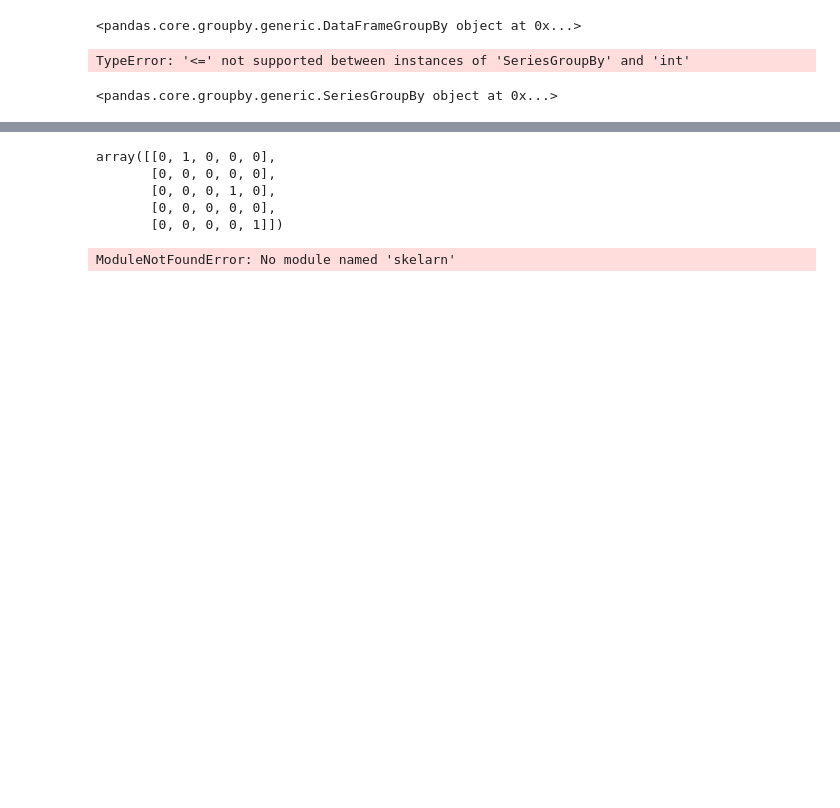
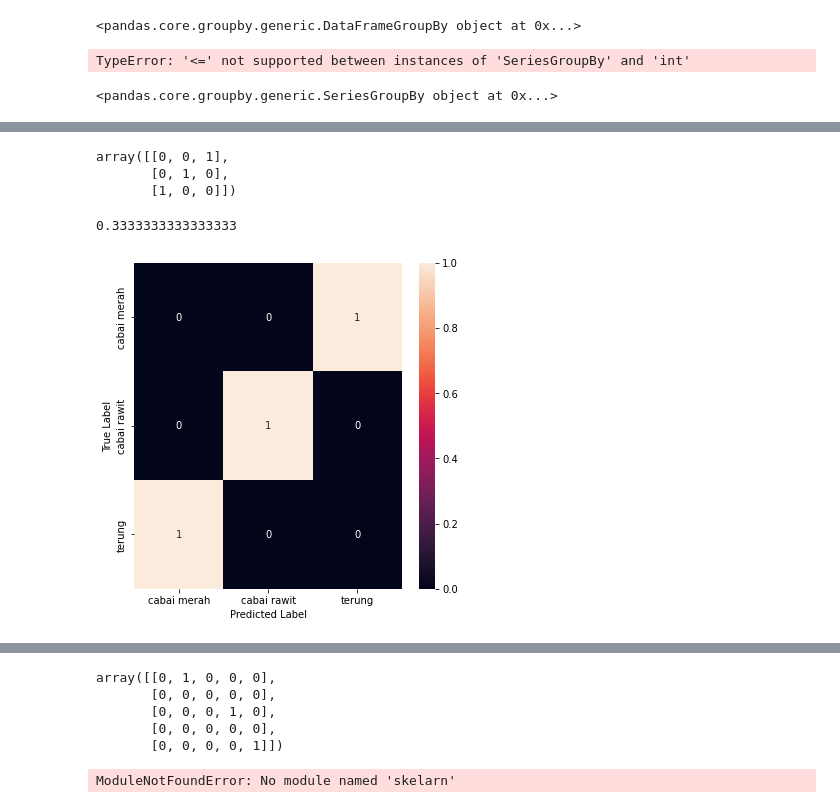
Before and after one commit to fhrzn/dss-hortikultura, a Jupyter notebook: notebook/confusion-matrix-confuse-tenan.ipynb, the cells around one changed output, grey strips where cells are left out. Drawn from its saved outputs; the diff is of its cells as text; code cells hidden in the pictures; blank space fills up the shorter version.

```diff
--- a/notebook/confusion-matrix-confuse-tenan.ipynb
+++ b/notebook/confusion-matrix-confuse-tenan.ipynb
@@ -84,0 +59,4 @@ y_true = ["Bawang Merah", "Cabai Merah", "Terung"]
+# %%
+y_true = [4, 5, 11]
+y_pred = [11, 5, 4]
+labels = ["cabai merah", "cabai rawit", "terung"]
@@ -84,0 +75,26 @@ y_true = ["Bawang Merah", "Cabai Merah", "Terung"]
+# %%
+cm = confusion_matrix(y_true, y_pred)
+cm
+# %% [output]
+array([[0, 0, 1],
+       [0, 1, 0],
+       [1, 0, 0]])
+# %%
+from sklearn.metrics import recall_score
+
+recall_score(y_true, y_pred, average="weighted")
+# %% [output]
+0.3333333333333333
+# %%
+import seaborn as sns
+
+# plt.figure(figsize=(8,6))
+fig, ax = plt.subplots(1,1, figsize=(6,6))
+ax = sns.heatmap(cm, annot=True, fmt='d')
+ax.xaxis.set_ticklabels(labels)
+ax.yaxis.set_ticklabels(labels)
+ax.set_xlabel("Predicted Label")
+ax.set_ylabel("True Label")
+fig.show()
+# %% [output]
+[figure, added]
```
Also changed, not shown: parts of 19 cells of this notebook, 7 other files.
